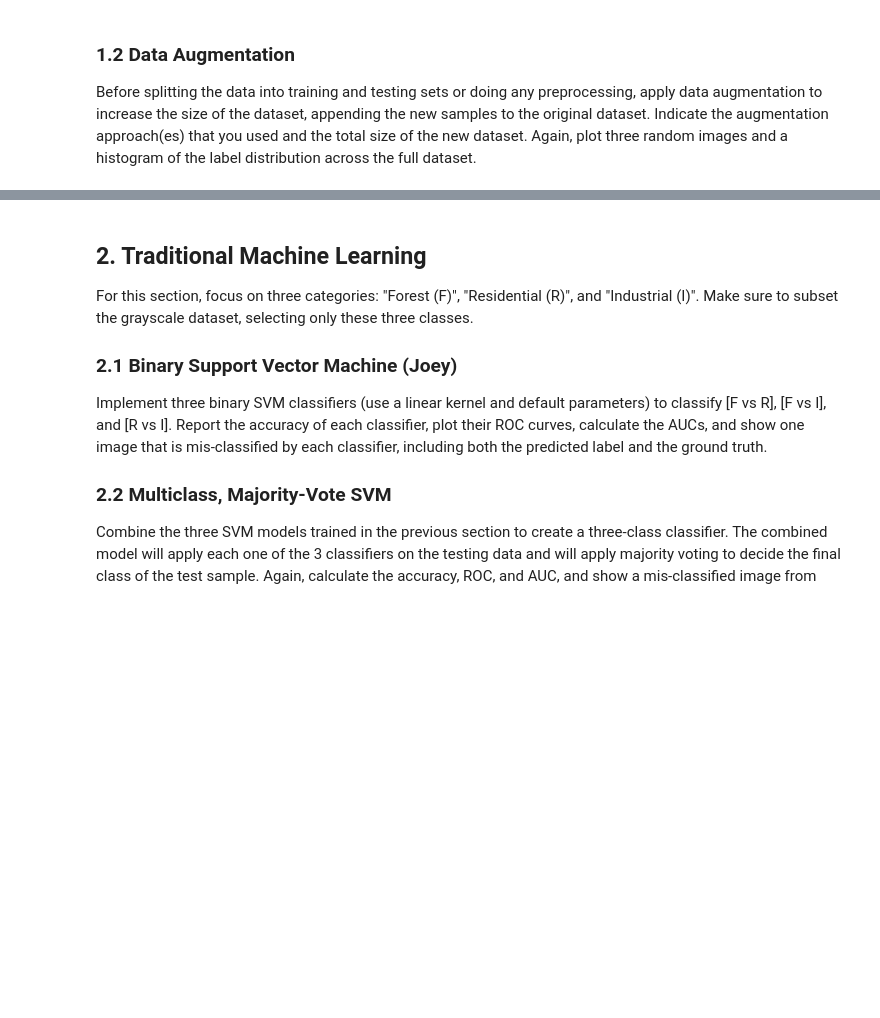
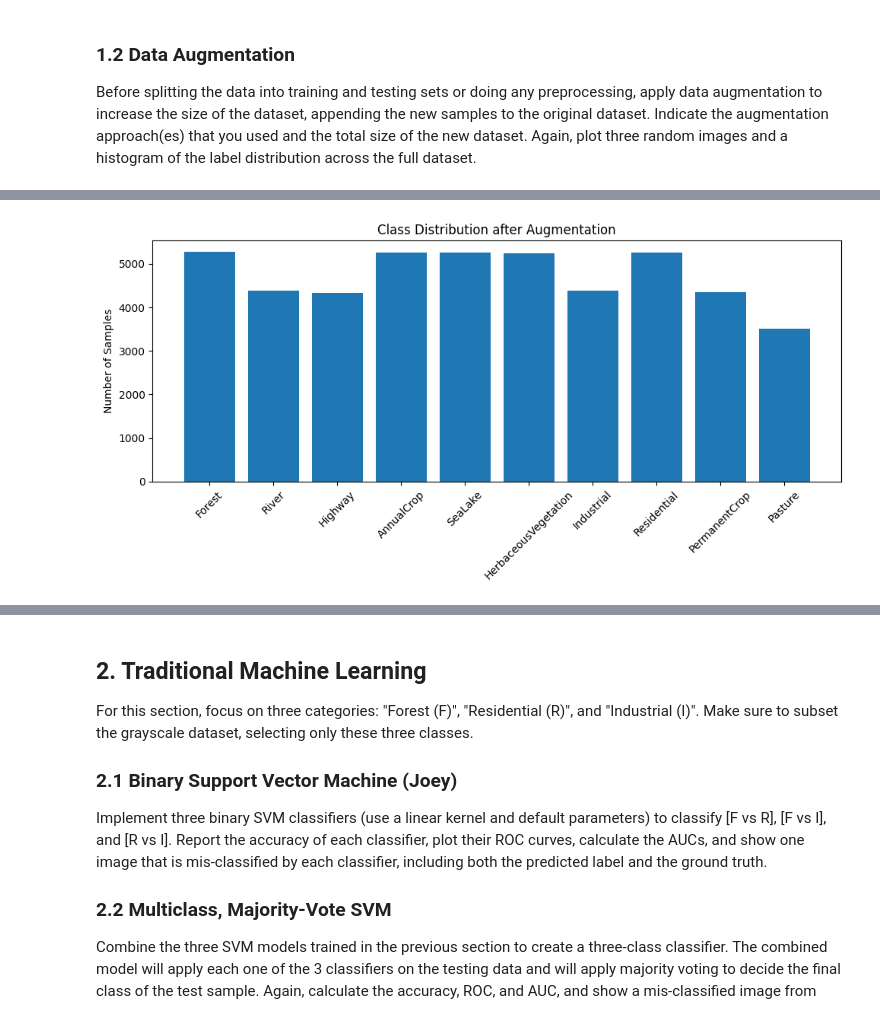
Before and after one commit to kakumanus/musa-650-spring2026, a Jupyter notebook: assignments/eurosat.ipynb, the cells around one changed output, grey strips where cells are left out. Saved outputs shown, nothing was run; the diff lists cells and outputs as text; code cells hidden in the pictures; blank space fills up the shorter version.

```diff
--- a/assignments/eurosat.ipynb
+++ b/assignments/eurosat.ipynb
@@ -206,0 +252,13 @@ Before splitting the data into training and testing sets or doing any preprocess
+# %%
+# class distribution histogram after augmentation
+counts_aug = pd.Series(y_aug).value_counts().sort_index()
+
+plt.figure(figsize=(10, 5))
+plt.bar(class_names, counts_aug)
+plt.xticks(rotation=45)
+plt.title("Class Distribution after Augmentation")
+plt.ylabel("Number of Samples")
+plt.tight_layout()
+plt.show()
+# %% [output]
+[figure, added]
```
Also changed, not shown: parts of 7 cells of this notebook.
